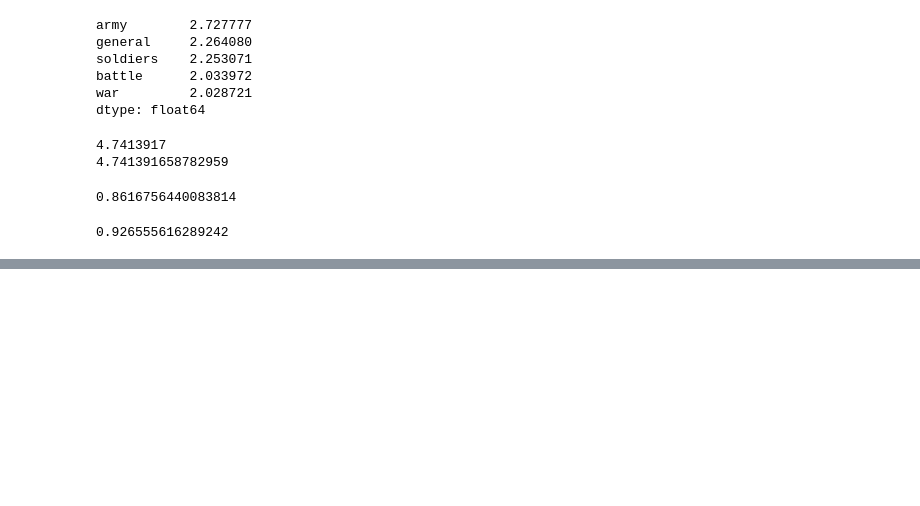
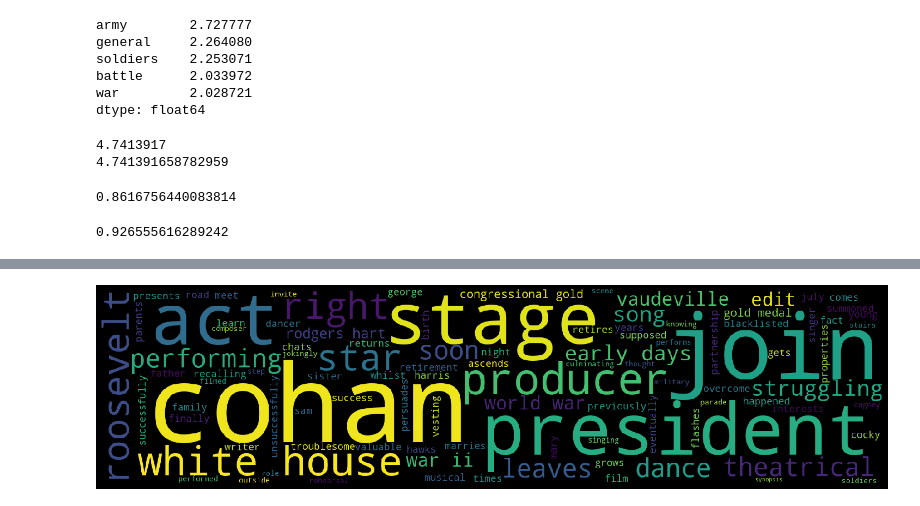
Before and after one commit to albertoid/clases_datamex0120, a Jupyter notebook: w7_d4 - NLP.ipynb, the cells around one changed output, grey strips where cells are left out. Saved outputs shown, nothing was run; the diff lists cells and outputs as text; code cells hidden in the pictures; blank space fills up the shorter version.

```diff
--- a/w7_d4 - NLP.ipynb
+++ b/w7_d4 - NLP.ipynb
@@ -306,0 +485,14 @@ get_simil(token1, token2)
+# %%
+# texto con los dos idiomas
+
+mix_text=txt+txt2
+
+tokens=tokenizer(mix_text)
+# %%
+# wordcloud ingles
+
+serie_en=pd.DataFrame({'en':tokens[0]}, index=[0])
+
+wordcloud(serie_en, 'en')
+# %% [output]
+[figure, added]
```
Also changed, not shown: parts of 15 cells of this notebook, 4 other files.
